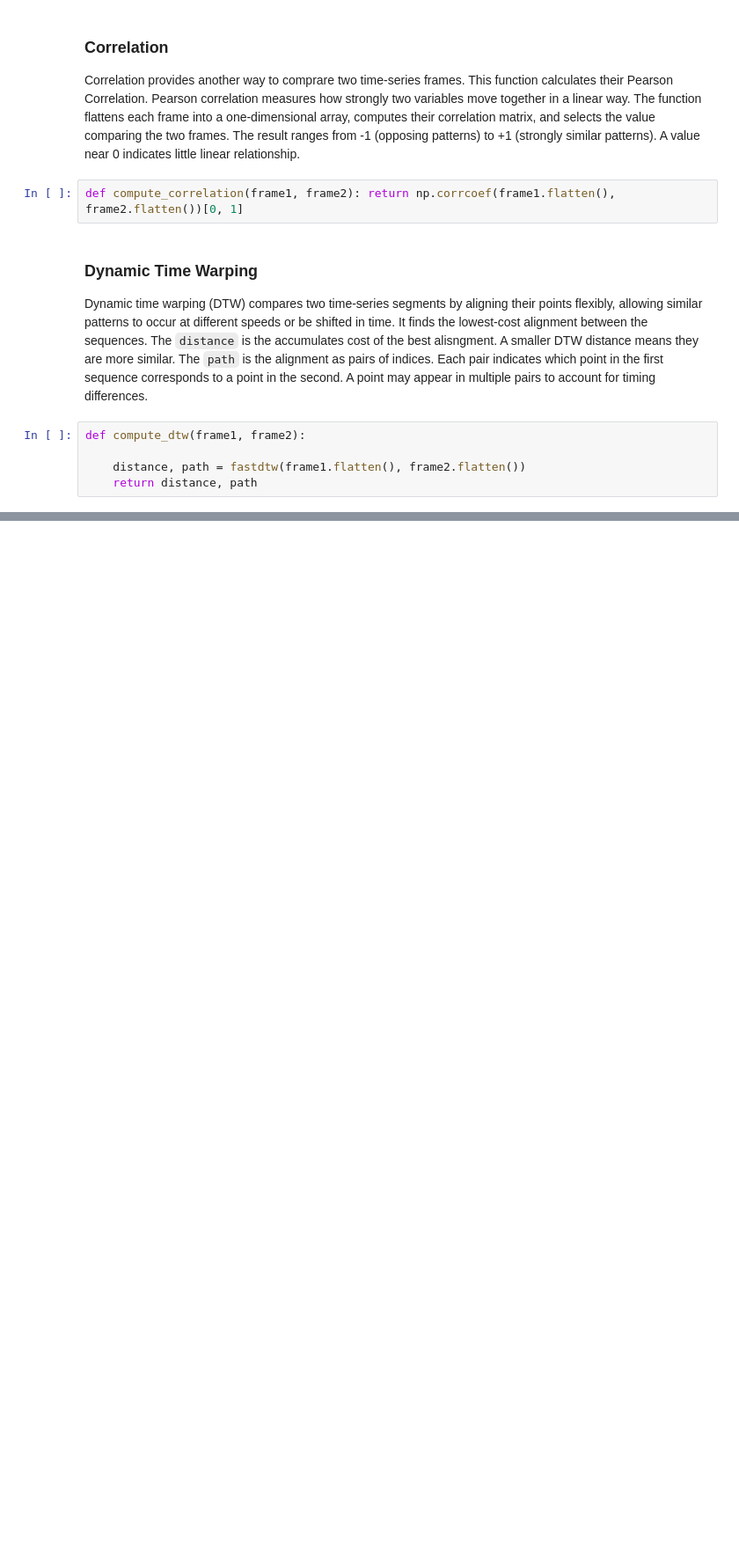
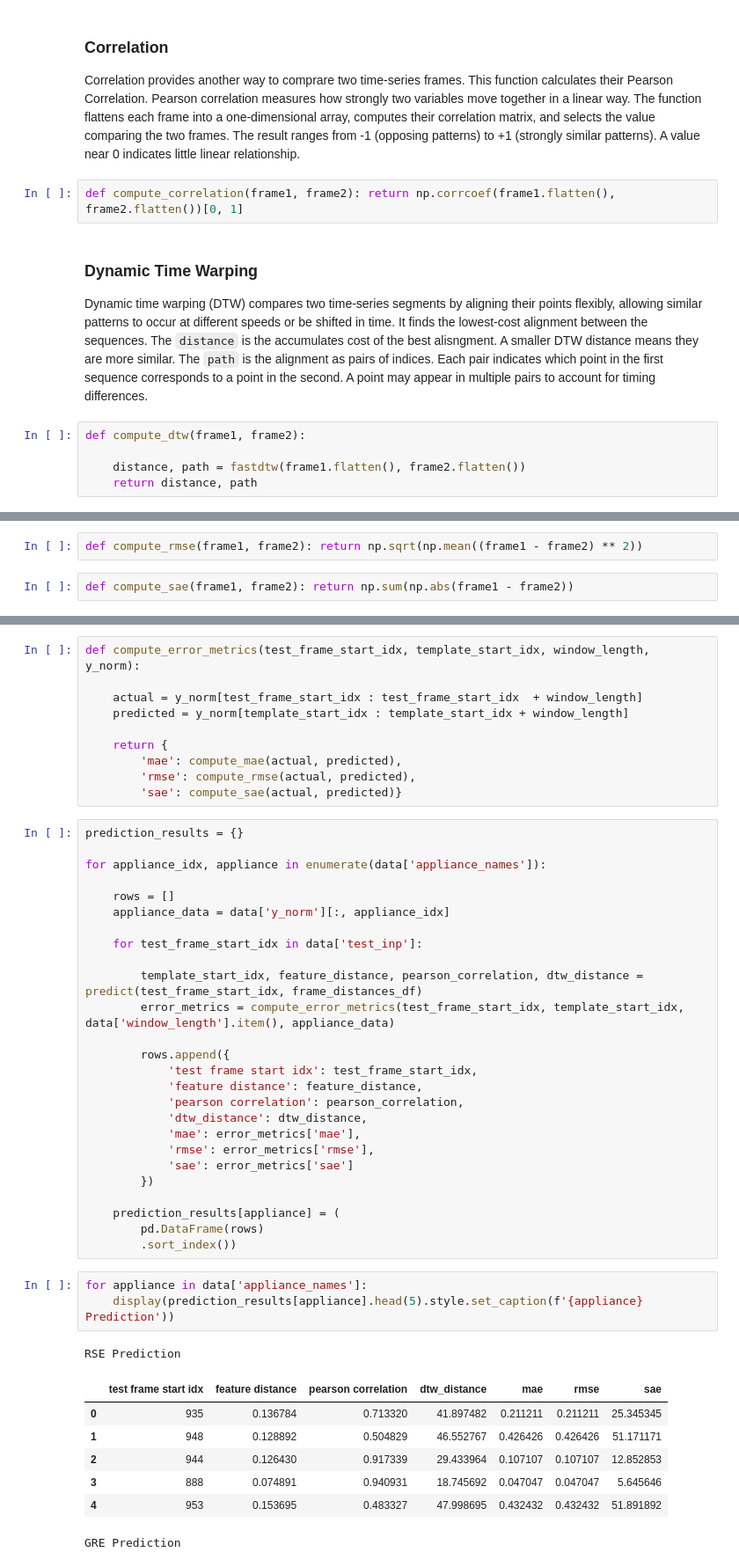
Before and after one commit to codettlaff/Differential-Privacy-PESGM2026, a Jupyter notebook: pattern_matching_nilm.ipynb, the cells around one changed output, grey strips where cells are left out. Shown at 88% size. Cells and saved outputs as stored; diff of their text form; blank space fills up the shorter version.

```diff
--- a/pattern_matching_nilm.ipynb
+++ b/pattern_matching_nilm.ipynb
@@ -192,0 +193,4 @@ display(results.head(10).style.hide(axis="index"))
+# %%
+def compute_rmse(frame1, frame2): return np.sqrt(np.mean((frame1 - frame2) ** 2))
+# %%
+def compute_sae(frame1, frame2): return np.sum(np.abs(frame1 - frame2))
@@ -192,0 +209,48 @@ display(results.head(10).style.hide(axis="index"))
+# %%
+def compute_error_metrics(test_frame_start_idx, template_start_idx, window_length, y_norm):
+
+    actual = y_norm[test_frame_start_idx : test_frame_start_idx  + window_length]
+    predicted = y_norm[template_start_idx : template_start_idx + window_length]
+
+    return {
+        'mae': compute_mae(actual, predicted),
+        'rmse': compute_rmse(actual, predicted),
+        'sae': compute_sae(actual, predicted)}
+# %%
+prediction_results = {}
+
+for appliance_idx, appliance in enumerate(data['appliance_names']):
+
+    rows = []
+    appliance_data = data['y_norm'][:, appliance_idx]
+
+    for test_frame_start_idx in data['test_inp']:
+
+        template_start_idx, feature_distance, pearson_correlation, dtw_distance = predict(test_frame_start_idx, frame_distances_df)
+        error_metrics = compute_error_metrics(test_frame_start_idx, template_start_idx, data['window_length'].item(), appliance_data)
+
+        rows.append({
+            'test frame start idx': test_frame_start_idx,
+            'feature distance': feature_distance,
+            'pearson correlation': pearson_correlation,
+            'dtw_distance': dtw_distance,
+            'mae': error_metrics['mae'],
+            'rmse': error_metrics['rmse'],
+            'sae': error_metrics['sae']
+        })
+
+    prediction_results[appliance] = (
+        pd.DataFrame(rows)
+        .sort_index())
+# %%
+for appliance in data['appliance_names']:
+    display(prediction_results[appliance].head(5).style.set_caption(f'{appliance} Prediction'))
+# %% [output]
+RSE Prediction
+|  | test frame start idx | feature distance | pearson correlation | dtw_distance | mae | rmse | sae |
+| 0 | 935 | 0.136784 | 0.713320 | 41.897482 | 0.211211 | 0.211211 | 25.345345 |
+| 1 | 948 | 0.128892 | 0.504829 | 46.552767 | 0.426426 | 0.426426 | 51.171171 |
+| 2 | 944 | 0.126430 | 0.917339 | 29.433964 | 0.107107 | 0.107107 | 12.852853 |
+| 3 | 888 | 0.074891 | 0.940931 | 18.745692 | 0.047047 | 0.047047 | 5.645646 |
+| 4 | 953 | 0.153695 | 0.483327 | 47.998695 | 0.432432 | 0.432432 | 51.891892 |
+GRE Prediction
```
Also changed, not shown: parts of 11 cells of this notebook.
